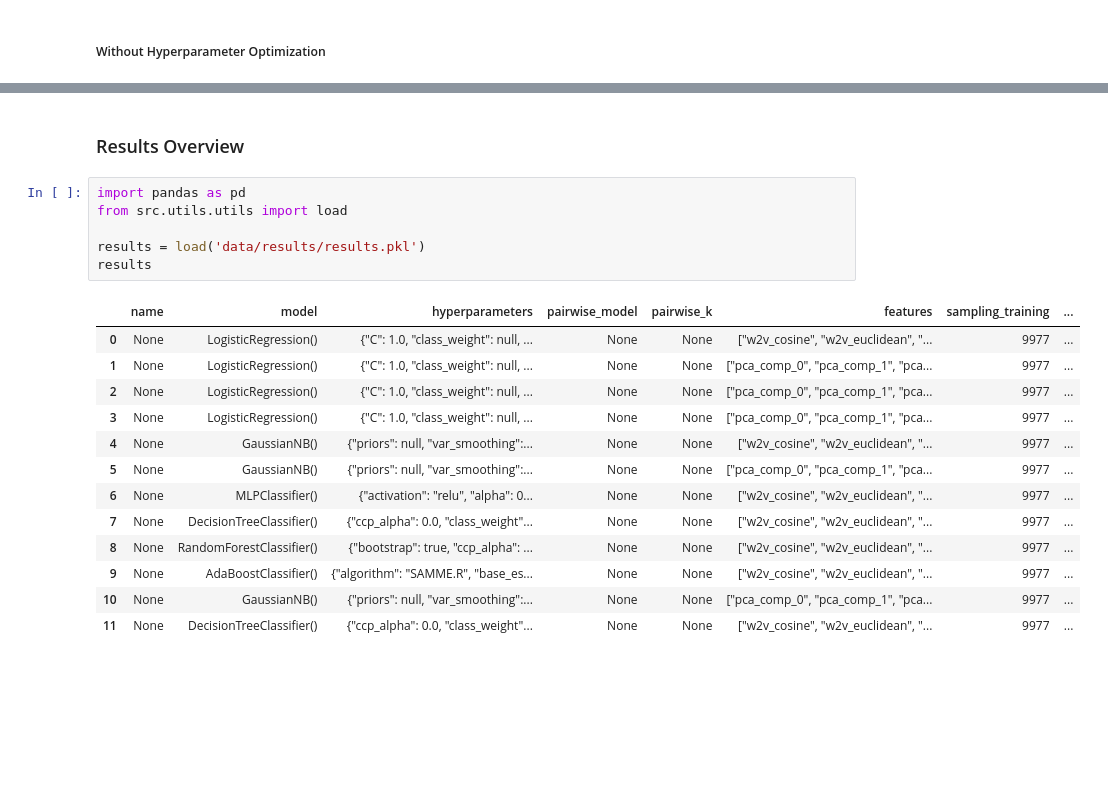
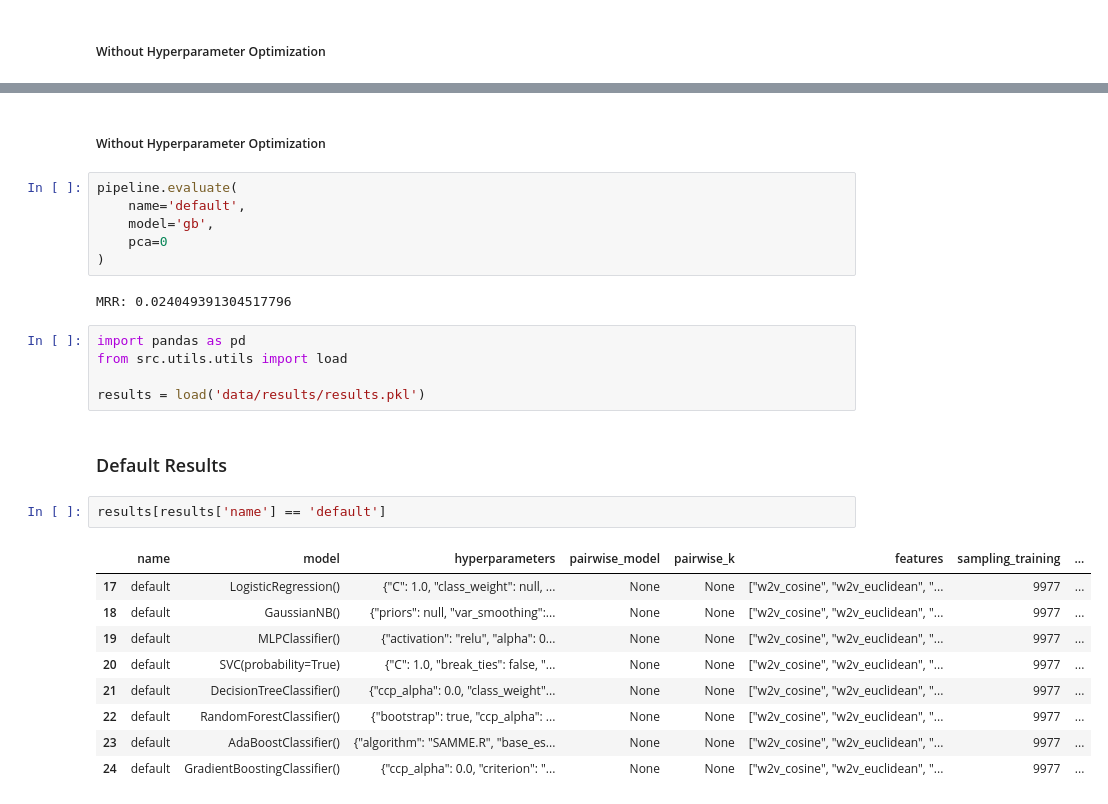
Before and after one commit to tim-grams/Retriever, a Jupyter notebook: notebooks/pointwise.ipynb, the cells around one changed output, grey strips where cells are left out. Cells and saved outputs as stored; diff of their text form; blank space fills up the shorter version.

```diff
--- a/notebooks/pointwise.ipynb
+++ b/notebooks/pointwise.ipynb
@@ -400,22 +227,29 @@ MRR: 0.038329344268102784
+# %% [markdown]
+##### Without Hyperparameter Optimization
+# %%
+pipeline.evaluate(
+    name='default',
+    model='gb',
+    pca=0
+)
+# %% [output]
+MRR: 0.024049391304517796
+# %%
+import pandas as pd
+from src.utils.utils import load
+
+results = load('data/results/results.pkl')
 # %% [markdown]
-### Results Overview
+### Default Results
-# %%
-import pandas as pd
-from src.utils.utils import load
-
-results = load('data/results/results.pkl')
-results
-# %% [output]
-|  | name | model | hyperparameters | pairwise_model | pairwise_k | features | sampling_training | ... |
-| 0 | None | LogisticRegression() | {"C": 1.0, "class_weight": null, ... | None | None | ["w2v_cosine", "w2v_euclidean", "... | 9977 | ... |
-| 1 | None | LogisticRegression() | {"C": 1.0, "class_weight": null, ... | None | None | ["pca_comp_0", "pca_comp_1", "pca... | 9977 | ... |
-| 2 | None | LogisticRegression() | {"C": 1.0, "class_weight": null, ... | None | None | ["pca_comp_0", "pca_comp_1", "pca... | 9977 | ... |
-| 3 | None | LogisticRegression() | {"C": 1.0, "class_weight": null, ... | None | None | ["pca_comp_0", "pca_comp_1", "pca... | 9977 | ... |
-| 4 | None | GaussianNB() | {"priors": null, "var_smoothing":... | None | None | ["w2v_cosine", "w2v_euclidean", "... | 9977 | ... |
-| 5 | None | GaussianNB() | {"priors": null, "var_smoothing":... | None | None | ["pca_comp_0", "pca_comp_1", "pca... | 9977 | ... |
-| 6 | None | MLPClassifier() | {"activation": "relu", "alpha": 0... | None | None | ["w2v_cosine", "w2v_euclidean", "... | 9977 | ... |
-| 7 | None | DecisionTreeClassifier() | {"ccp_alpha": 0.0, "class_weight"... | None | None | ["w2v_cosine", "w2v_euclidean", "... | 9977 | ... |
-| 8 | None | RandomForestClassifier() | {"bootstrap": true, "ccp_alpha": ... | None | None | ["w2v_cosine", "w2v_euclidean", "... | 9977 | ... |
-| 9 | None | AdaBoostClassifier() | {"algorithm": "SAMME.R", "base_es... | None | None | ["w2v_cosine", "w2v_euclidean", "... | 9977 | ... |
-| 10 | None | GaussianNB() | {"priors": null, "var_smoothing":... | None | None | ["pca_comp_0", "pca_comp_1", "pca... | 9977 | ... |
-| 11 | None | DecisionTreeClassifier() | {"ccp_alpha": 0.0, "class_weight"... | None | None | ["w2v_cosine", "w2v_euclidean", "... | 9977 | ... |
+# %%
+results[results['name'] == 'default']
+# %% [output]
+|  | name | model | hyperparameters | pairwise_model | pairwise_k | features | sampling_training | ... |
+| 17 | default | LogisticRegression() | {"C": 1.0, "class_weight": null, ... | None | None | ["w2v_cosine", "w2v_euclidean", "... | 9977 | ... |
+| 18 | default | GaussianNB() | {"priors": null, "var_smoothing":... | None | None | ["w2v_cosine", "w2v_euclidean", "... | 9977 | ... |
+| 19 | default | MLPClassifier() | {"activation": "relu", "alpha": 0... | None | None | ["w2v_cosine", "w2v_euclidean", "... | 9977 | ... |
+| 20 | default | SVC(probability=True) | {"C": 1.0, "break_ties": false, "... | None | None | ["w2v_cosine", "w2v_euclidean", "... | 9977 | ... |
+| 21 | default | DecisionTreeClassifier() | {"ccp_alpha": 0.0, "class_weight"... | None | None | ["w2v_cosine", "w2v_euclidean", "... | 9977 | ... |
+| 22 | default | RandomForestClassifier() | {"bootstrap": true, "ccp_alpha": ... | None | None | ["w2v_cosine", "w2v_euclidean", "... | 9977 | ... |
+| 23 | default | AdaBoostClassifier() | {"algorithm": "SAMME.R", "base_es... | None | None | ["w2v_cosine", "w2v_euclidean", "... | 9977 | ... |
+| 24 | default | GradientBoostingClassifier() | {"ccp_alpha": 0.0, "criterion": "... | None | None | ["w2v_cosine", "w2v_euclidean", "... | 9977 | ... |
```
Also changed, not shown: parts of 15 cells of this notebook, 3 other files.
